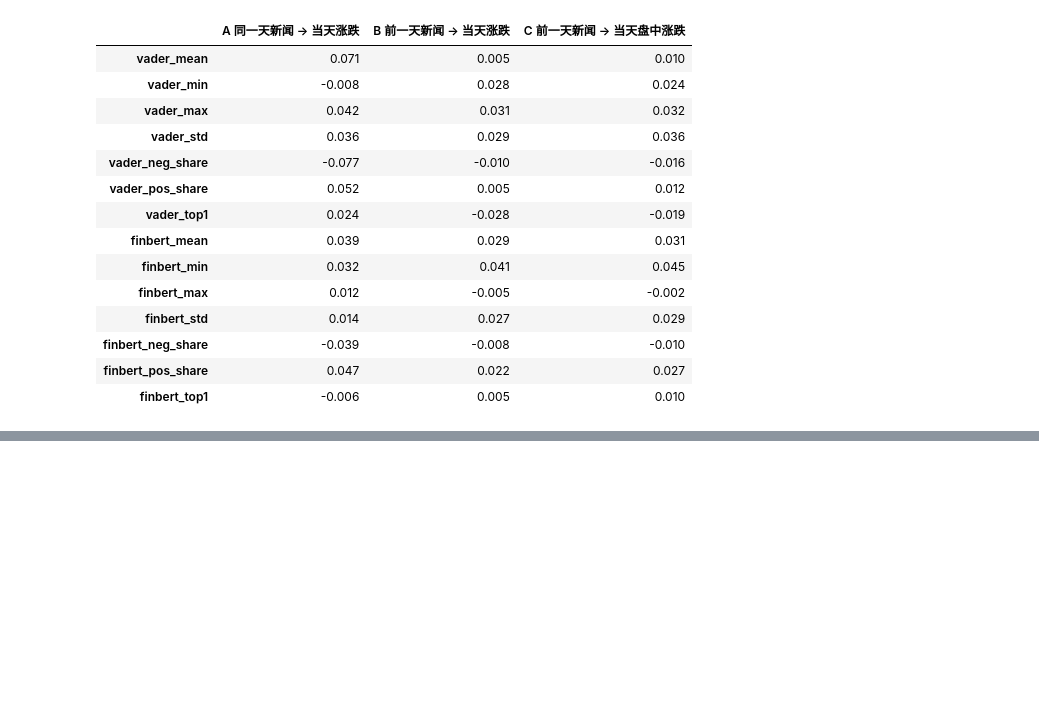
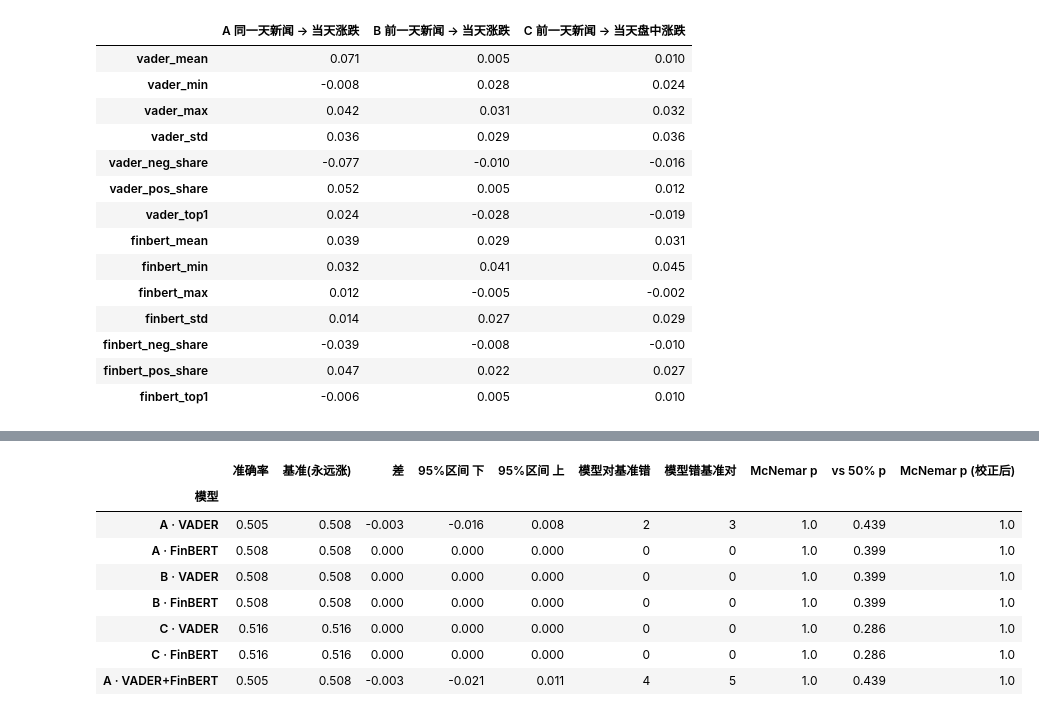
Before and after one commit to matheason/news-vs-dow, a Jupyter notebook: notebooks/main.ipynb, the cells around one changed output, grey strips where cells are left out. Drawn from its saved outputs; the diff is of its cells as text; code cells hidden in the pictures; blank space fills up the shorter version.

```diff
--- a/notebooks/main.ipynb
+++ b/notebooks/main.ipynb
@@ -615,11 +702,16 @@ settings = {
 }
 
 rows4 = []
+tests4 = {}
+searches4 = {}
 for s_name, (df, target) in settings.items():
     for f_name, cols in feature_sets.items():
-        row, _ = run_experiment(df, cols, label_col=target, name=f_name)
+        row, search = run_experiment(df, cols, label_col=target, name=f_name)
         row["设定"] = s_name
         rows4.append(row)
+        searches4[(s_name, f_name)] = search
+        te = du.split_by_date(df)[1]   # 存下测试集的真实值和预测，阶段 5 做统计检验
+        tests4[(s_name, f_name)] = (te[target].to_numpy(), search.best_estimator_.predict(te[cols].to_numpy()))
 
 table4 = pd.DataFrame(rows4).set_index(["设定", "model"])
 table4["测试集 比基准"] = table4["accuracy"] - table4["test_always_up"]
@@ -666,0 +777,39 @@ corr4.round(3)
+# %%
+from src.stats import mcnemar_exact, bootstrap_accuracy_diff, accuracy_vs_chance
+
+candidates = {f"{s.split()[0]} · {f}": v for (s, f), v in tests4.items()}
+candidates["A · VADER+FinBERT"] = (y_test, preds["VADER+FinBERT 逻辑回归"])
+# 安全检查：阶段 4 里 A 设定的预测和阶段 2/3 的完全一样（同一流程）
+assert (candidates["A · VADER"][1] == preds["VADER 逻辑回归"]).all()
+assert (candidates["A · FinBERT"][1] == preds["FinBERT 逻辑回归"]).all()
+
+rows5 = []
+for name, (y, pred) in candidates.items():
+    always_up = np.ones_like(y)
+    mc = mcnemar_exact(y, pred, always_up)
+    bs = bootstrap_accuracy_diff(y, pred, always_up)
+    rows5.append({
+        "模型": name,
+        "准确率": (pred == y).mean(),
+        "基准(永远涨)": y.mean(),
+        "差": bs["diff"],
+        "95%区间 下": bs["ci_low"],
+        "95%区间 上": bs["ci_high"],
+        "模型对基准错": mc["A对B错"],
+        "模型错基准对": mc["A错B对"],
+        "McNemar p": mc["p_value"],
+        "vs 50% p": accuracy_vs_chance(y, pred)["p_value"],
+    })
+table5 = pd.DataFrame(rows5).set_index("模型")
+table5["McNemar p (校正后)"] = (table5["McNemar p"] * len(table5)).clip(upper=1)
+table5.round(3)
+# %% [output]
+|  | 准确率 | 基准(永远涨) | 差 | 95%区间 下 | 95%区间 上 | 模型对基准错 | 模型错基准对 | McNemar p | vs 50% p | McNemar p (校正后) |
+| 模型 |  |  |  |  |  |  |  |  |  |  |
+| A · VADER | 0.505 | 0.508 | -0.003 | -0.016 | 0.008 | 2 | 3 | 1.0 | 0.439 | 1.0 |
+| A · FinBERT | 0.508 | 0.508 | 0.000 | 0.000 | 0.000 | 0 | 0 | 1.0 | 0.399 | 1.0 |
+| B · VADER | 0.508 | 0.508 | 0.000 | 0.000 | 0.000 | 0 | 0 | 1.0 | 0.399 | 1.0 |
+| B · FinBERT | 0.508 | 0.508 | 0.000 | 0.000 | 0.000 | 0 | 0 | 1.0 | 0.399 | 1.0 |
+| C · VADER | 0.516 | 0.516 | 0.000 | 0.000 | 0.000 | 0 | 0 | 1.0 | 0.286 | 1.0 |
+| C · FinBERT | 0.516 | 0.516 | 0.000 | 0.000 | 0.000 | 0 | 0 | 1.0 | 0.286 | 1.0 |
+| A · VADER+FinBERT | 0.505 | 0.508 | -0.003 | -0.021 | 0.011 | 4 | 5 | 1.0 | 0.439 | 1.0 |
```
Also changed, not shown: parts of 30 cells of this notebook, 4 other files.
